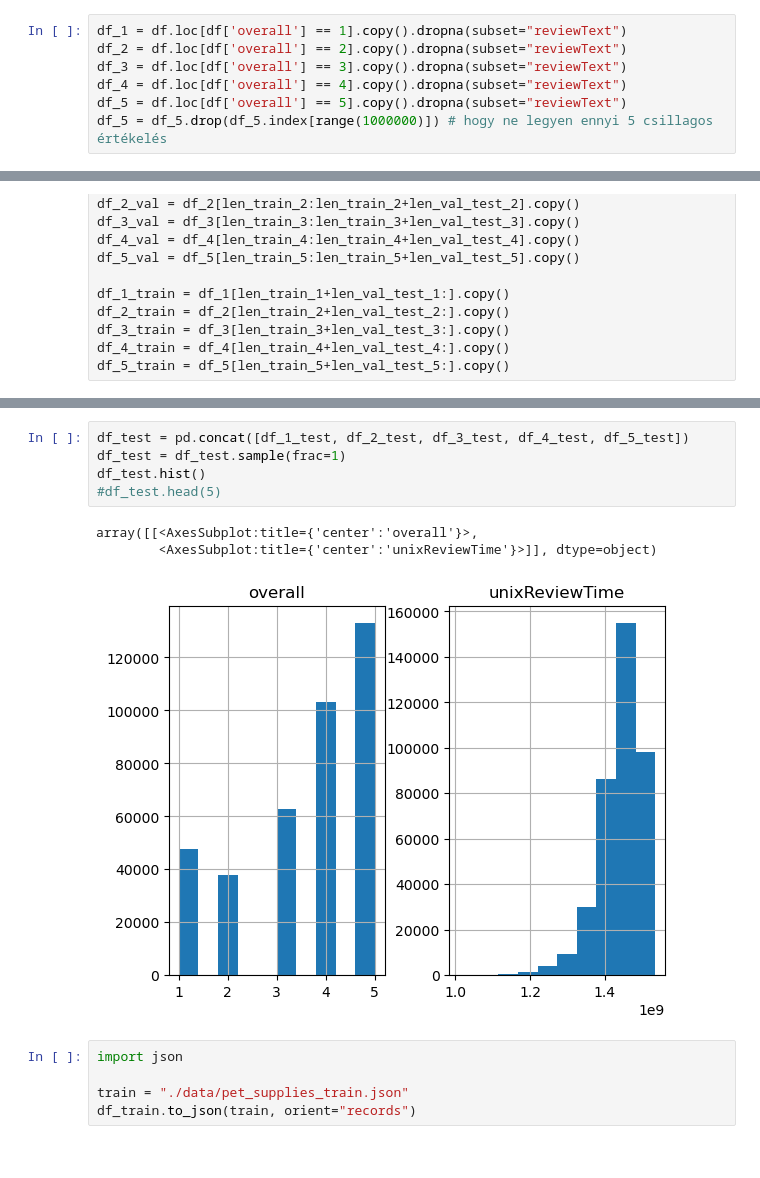
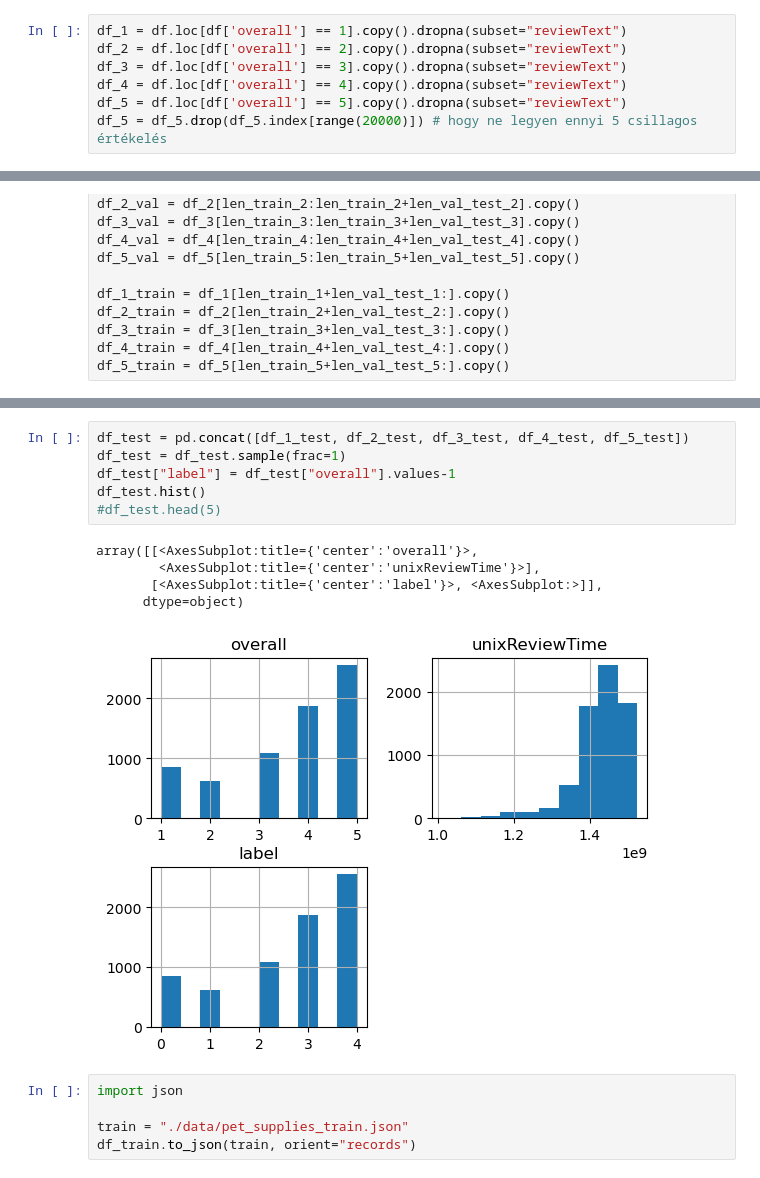
Before and after one commit to kvcsmiki/NLP_beadando, a Jupyter notebook: beadando/beadando.ipynb, the cells around one changed output, grey strips where cells are left out. Saved outputs shown, nothing was run; the diff lists cells and outputs as text.

```diff
--- a/beadando/beadando.ipynb
+++ b/beadando/beadando.ipynb
@@ -60,4 +60,4 @@ df_2 = df.loc[df['overall'] == 2].copy().dropna(subset="reviewText")
 df_3 = df.loc[df['overall'] == 3].copy().dropna(subset="reviewText")
 df_4 = df.loc[df['overall'] == 4].copy().dropna(subset="reviewText")
 df_5 = df.loc[df['overall'] == 5].copy().dropna(subset="reviewText")
-df_5 = df_5.drop(df_5.index[range(1000000)]) # hogy ne legyen ennyi 5 csillagos értékelés
+df_5 = df_5.drop(df_5.index[range(20000)]) # hogy ne legyen ennyi 5 csillagos értékelés
@@ -135,12 +134,15 @@ array([[<AxesSubplot:title={'center':'overall'}>,
 # %%
 df_test = pd.concat([df_1_test, df_2_test, df_3_test, df_4_test, df_5_test])
 df_test = df_test.sample(frac=1)
+df_test["label"] = df_test["overall"].values-1
 df_test.hist()
 #df_test.head(5)
 # %% [output]
 array([[<AxesSubplot:title={'center':'overall'}>,
-        <AxesSubplot:title={'center':'unixReviewTime'}>]], dtype=object)
+        <AxesSubplot:title={'center':'unixReviewTime'}>],
+       [<AxesSubplot:title={'center':'label'}>, <AxesSubplot:>]],
+      dtype=object)
-[figure, old version]
+[figure, new version]
 # %%
 import json
 
```
Also changed, not shown: parts of 34 cells of this notebook.
